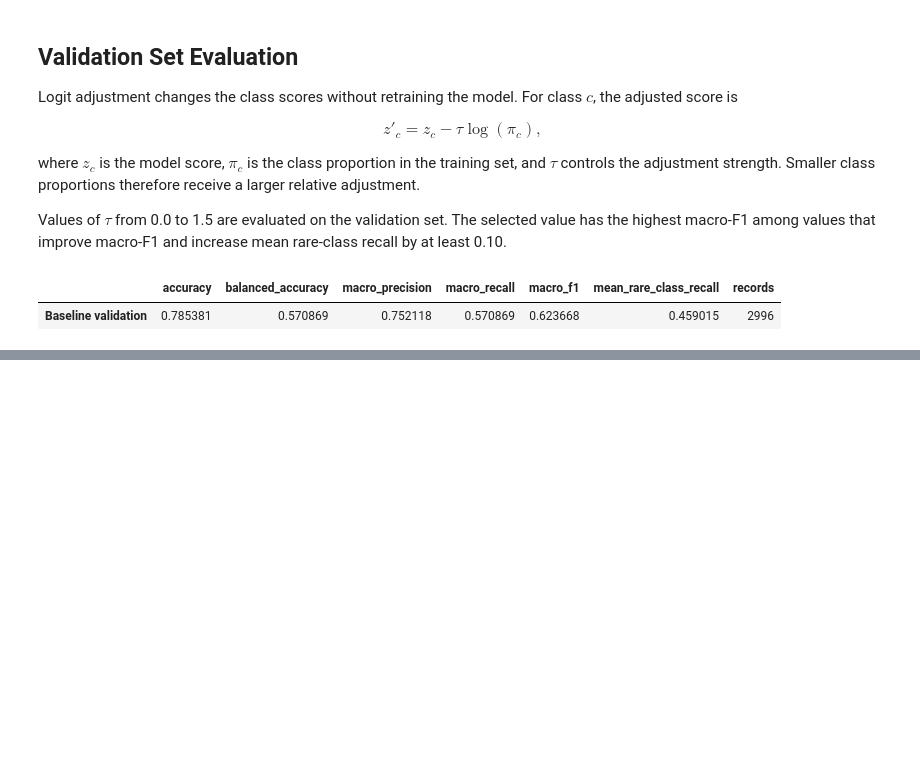
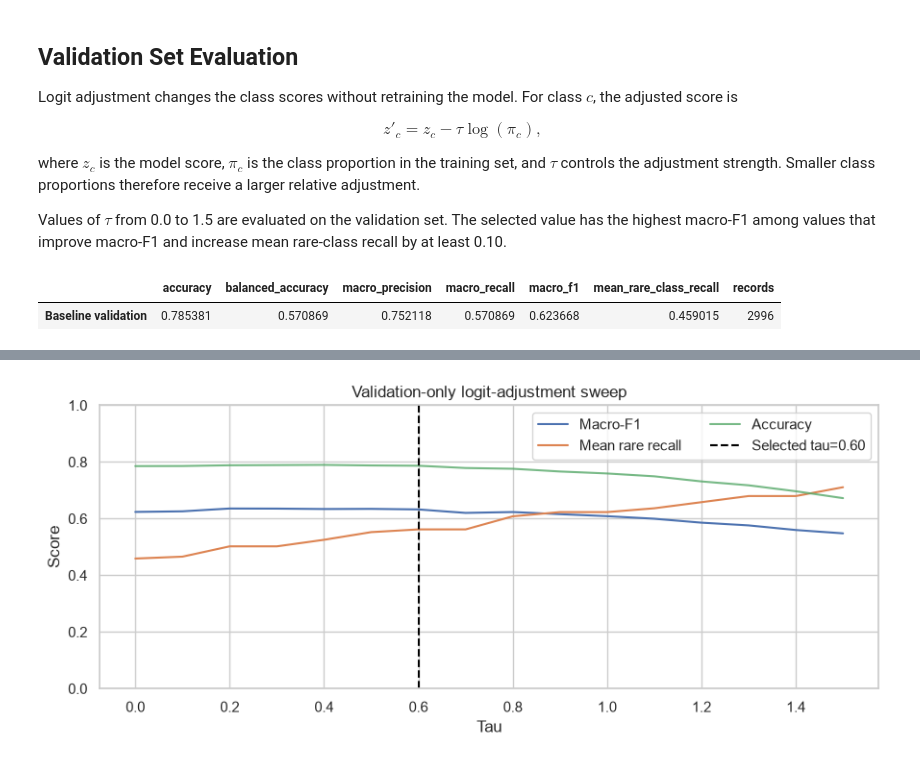
Before and after one commit to Althaf-0130/Fine-Grained-Photovoltaic-Fault-Classification-from-Infrared-Images, a Jupyter notebook: PV_Fault_Classification_Colab.ipynb, the cells around one changed output, grey strips where cells are left out. Cells and saved outputs as stored; diff of their text form; code cells hidden in the pictures; blank space fills up the shorter version.

Commit message:
select tau and record validation results

```diff
--- a/PV_Fault_Classification_Colab.ipynb
+++ b/PV_Fault_Classification_Colab.ipynb
@@ -951,0 +962,15 @@ baseline_sweep = sweep_df.iloc[0]
+# %%
+sweep_df["delta_accuracy_vs_baseline"] = (
+    sweep_df["accuracy"] - baseline_sweep["accuracy"]
+)
+sweep_df["delta_macro_f1_vs_baseline"] = (
+    sweep_df["macro_f1"] - baseline_sweep["macro_f1"]
+)
+sweep_df["delta_rare_recall_vs_baseline"] = (
+    sweep_df["mean_rare_class_recall"]
+    - baseline_sweep["mean_rare_class_recall"]
+)
+candidates = sweep_df[
+    (sweep_df["delta_macro_f1_vs_baseline"] > 0)
+    & (sweep_df["delta_rare_recall_vs_baseline"] >= 0.10)
+]
@@ -951,0 +992,19 @@ baseline_sweep = sweep_df.iloc[0]
+# %%
+if candidates.empty:
+    selected = sweep_df.sort_values(
+        "macro_f1",
+        ascending=False,
+    ).iloc[0]
+    selection_rule = "highest validation macro-F1"
+else:
+    selected = candidates.sort_values(
+        "macro_f1",
+        ascending=False,
+    ).iloc[0]
+    selection_rule = (
+        "highest validation macro-F1 among values "
+        "with at least +0.10 rare recall"
+    )
+
+SELECTED_TAU = float(selected["tau"])
+print(f"Selection rule: {selection_rule}.")
@@ -951,0 +1029,13 @@ baseline_sweep = sweep_df.iloc[0]
+# %%
+fig, ax = plt.subplots(figsize=(9, 4))
+ax.plot(sweep_df["tau"], sweep_df["macro_f1"], label="Macro-F1")
+ax.plot(sweep_df["tau"], sweep_df["mean_rare_class_recall"], label="Mean rare recall")
+ax.plot(sweep_df["tau"], sweep_df["accuracy"], label="Accuracy", alpha=0.8)
+ax.axvline(SELECTED_TAU, color="black", linestyle="--", label=f"Selected tau={SELECTED_TAU:.2f}")
+ax.set(title="Validation-only logit-adjustment sweep", xlabel="Tau", ylabel="Score", ylim=(0, 1))
+ax.legend(ncol=2)
+fig.tight_layout()
+fig.savefig(OUTPUT_DIR / "logit_adjustment_sweep.png", dpi=180, bbox_inches="tight")
+plt.show()
+# %% [output]
+[figure, added]
```
Also changed, not shown: parts of 5 cells of this notebook.
